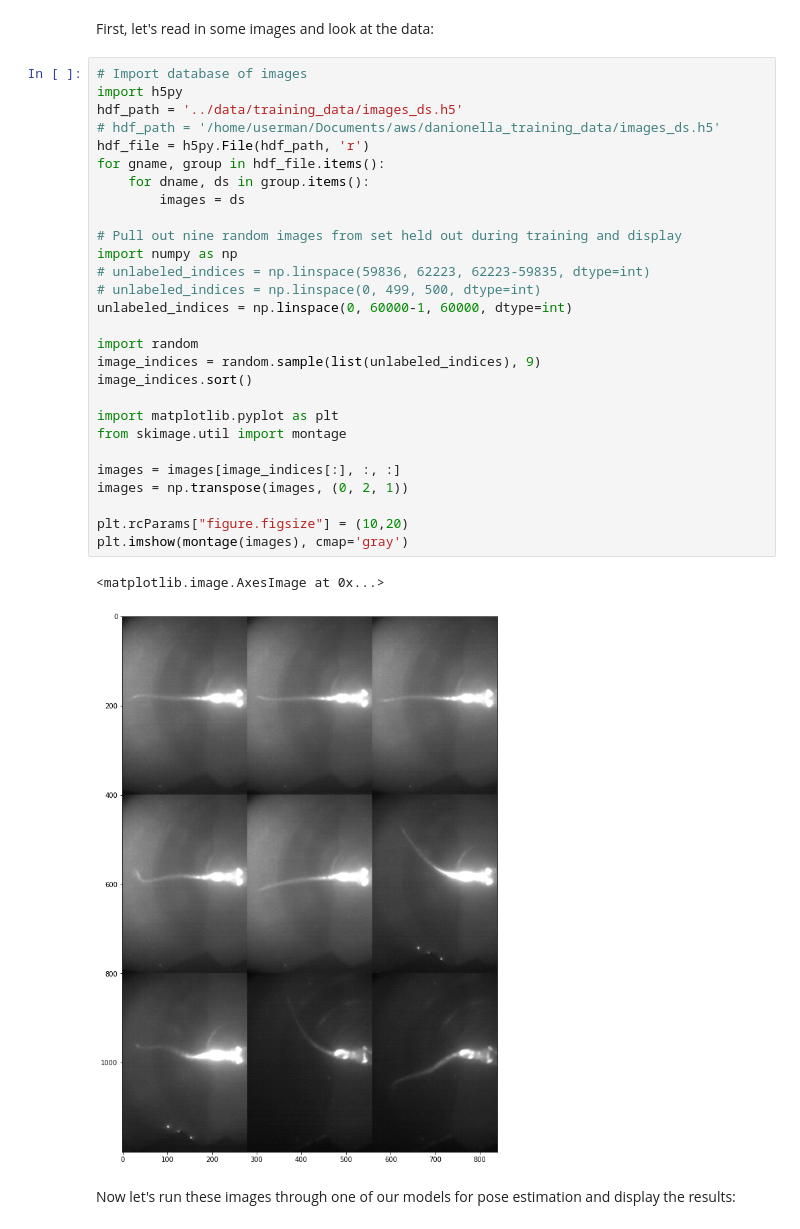
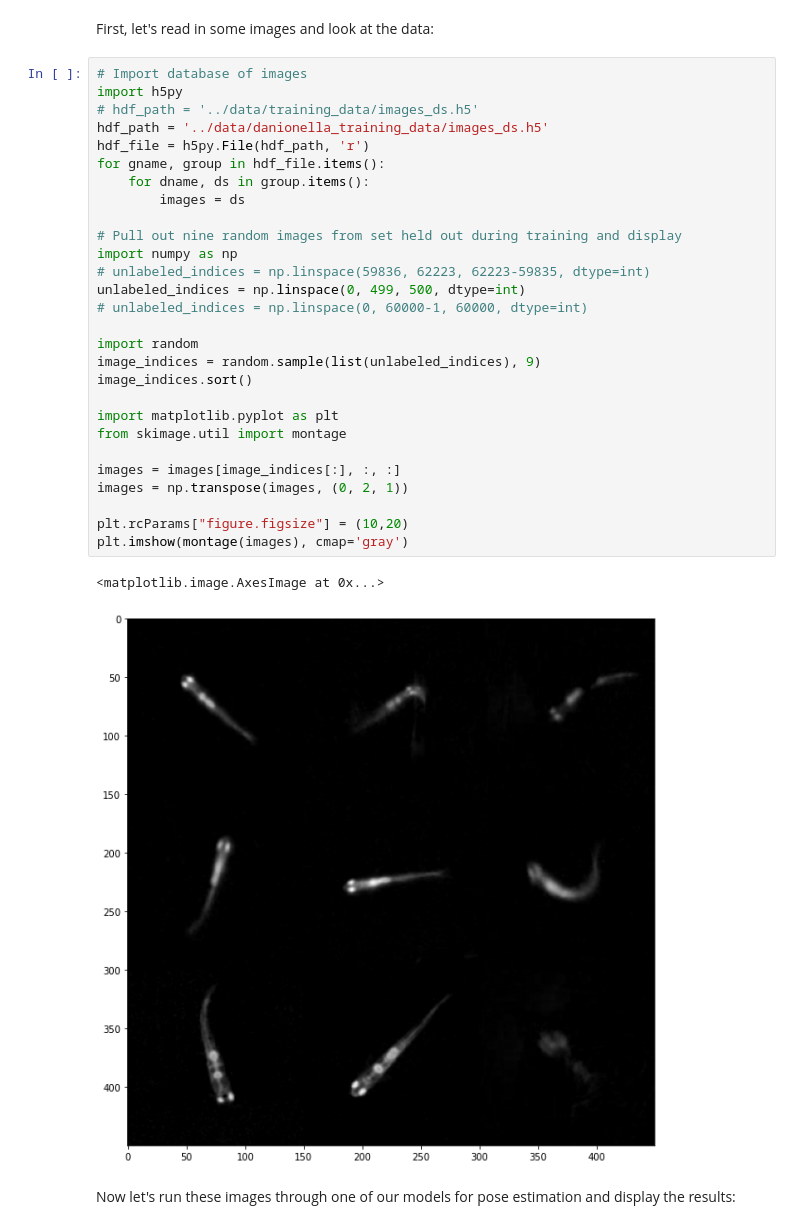
Before and after one commit to JoshBarrios/DeepBLU-Z, a Jupyter notebook: notebooks/testing_models.ipynb, the cells around one changed output. Cells and saved outputs as stored; diff of their text form.

```diff
--- a/notebooks/testing_models.ipynb
+++ b/notebooks/testing_models.ipynb
@@ -11,34 +11,34 @@ First, let's read in some images and look at the data:
 # %%
 # Import database of images
 import h5py
-hdf_path = '../data/training_data/images_ds.h5'
-# hdf_path = '/home/userman/Documents/aws/danionella_training_data/images_ds.h5'
+# hdf_path = '../data/training_data/images_ds.h5'
+hdf_path = '../data/danionella_training_data/images_ds.h5'
 hdf_file = h5py.File(hdf_path, 'r')
 for gname, group in hdf_file.items():
     for dname, ds in group.items():
         images = ds
 
 # Pull out nine random images from set held out during training and display
 import numpy as np
 # unlabeled_indices = np.linspace(59836, 62223, 62223-59835, dtype=int)
-# unlabeled_indices = np.linspace(0, 499, 500, dtype=int)
-unlabeled_indices = np.linspace(0, 60000-1, 60000, dtype=int)
+unlabeled_indices = np.linspace(0, 499, 500, dtype=int)
+# unlabeled_indices = np.linspace(0, 60000-1, 60000, dtype=int)
 
 import random
 image_indices = random.sample(list(unlabeled_indices), 9)
 image_indices.sort()
 
 import matplotlib.pyplot as plt
 from skimage.util import montage
 
 images = images[image_indices[:], :, :]
 images = np.transpose(images, (0, 2, 1))
 
 plt.rcParams["figure.figsize"] = (10,20)
 plt.imshow(montage(images), cmap='gray')
 # %% [output]
 <matplotlib.image.AxesImage at 0x...>
-[figure, old version]
+[figure, new version]
 # %% [markdown]
 Now let's run these images through one of our models for pose estimation and display the results:
 # %%
```
Also changed, not shown: parts of 3 cells of this notebook, 2 other files.
